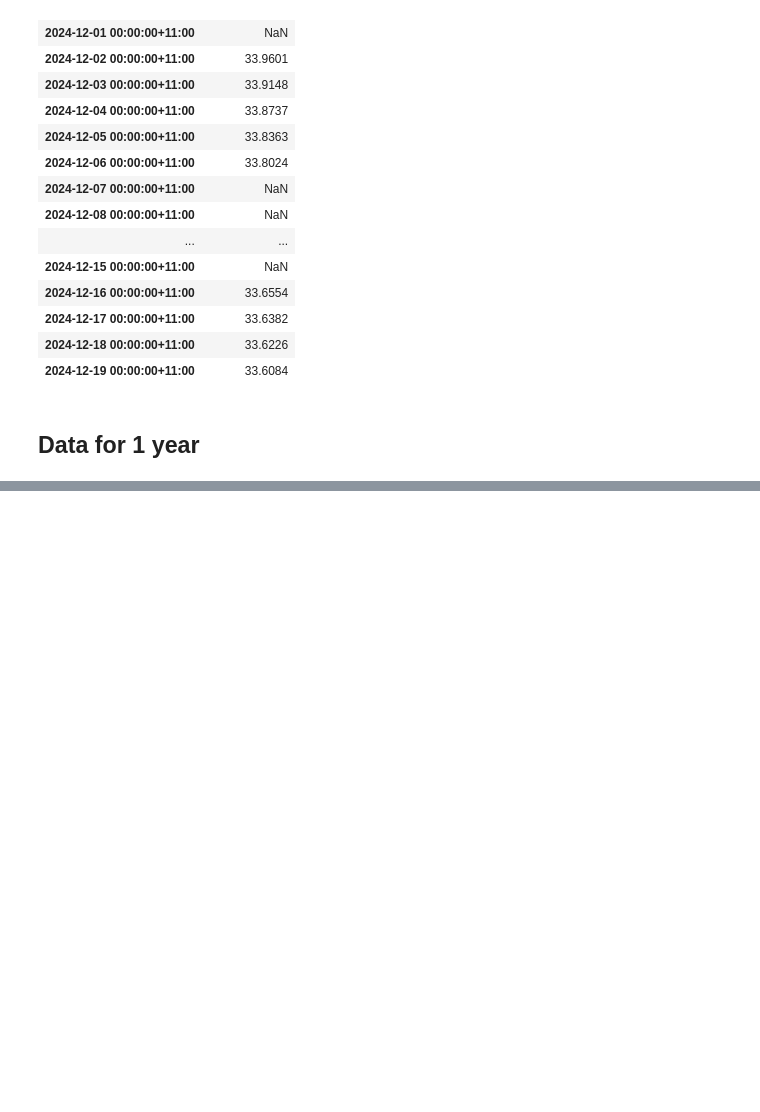
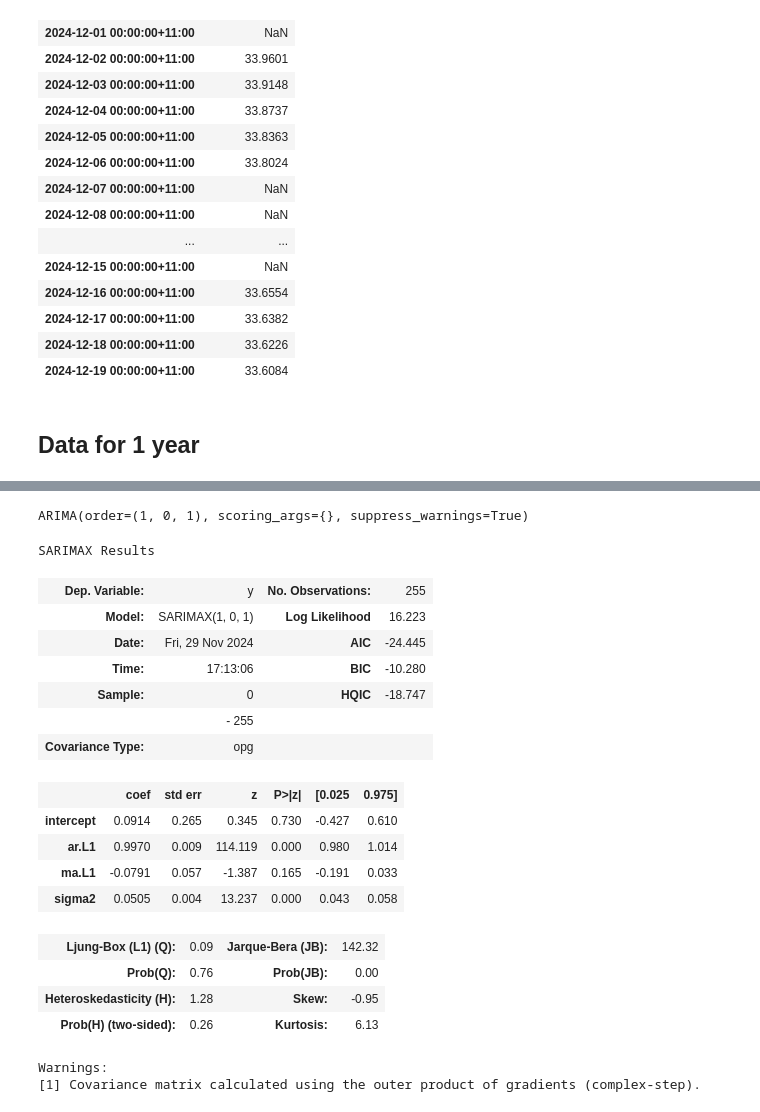
Before and after one commit to actonton/Stock-Market-Forecasting, a Jupyter notebook: stock_forecasting.ipynb, the cells around one changed output, grey strips where cells are left out. Saved outputs shown, nothing was run; the diff lists cells and outputs as text; code cells hidden in the pictures; blank space fills up the shorter version.

```diff
--- a/stock_forecasting.ipynb
+++ b/stock_forecasting.ipynb
@@ -445,0 +510,4 @@ closed_prices_1month_forecast
+# %%
+arima_model_aic = pm.auto_arima(closed_prices_1year, seasonal=False, m=1,
+                                 information_criterion='aic', test='adf',
+                                 suppress_warnings=True, trace=True)
@@ -445,0 +532,26 @@ closed_prices_1month_forecast
+# %%
+arima_model_aic.set_params()
+# %% [output]
+ARIMA(order=(1, 0, 1), scoring_args={}, suppress_warnings=True)
+# %%
+arima_model_aic.summary()
+# %% [output]
+SARIMAX Results
+| Dep. Variable: | y | No. Observations: | 255 |
+| Model: | SARIMAX(1, 0, 1) | Log Likelihood | 16.223 |
+| Date: | Fri, 29 Nov 2024 | AIC | -24.445 |
+| Time: | 17:13:06 | BIC | -10.280 |
+| Sample: | 0 | HQIC | -18.747 |
+|  | - 255 |  |  |
+| Covariance Type: | opg |  |  |
+|  | coef | std err | z | P>|z| | [0.025 | 0.975] |
+| intercept | 0.0914 | 0.265 | 0.345 | 0.730 | -0.427 | 0.610 |
+| ar.L1 | 0.9970 | 0.009 | 114.119 | 0.000 | 0.980 | 1.014 |
+| ma.L1 | -0.0791 | 0.057 | -1.387 | 0.165 | -0.191 | 0.033 |
+| sigma2 | 0.0505 | 0.004 | 13.237 | 0.000 | 0.043 | 0.058 |
+| Ljung-Box (L1) (Q): | 0.09 | Jarque-Bera (JB): | 142.32 |
+| Prob(Q): | 0.76 | Prob(JB): | 0.00 |
+| Heteroskedasticity (H): | 1.28 | Skew: | -0.95 |
+| Prob(H) (two-sided): | 0.26 | Kurtosis: | 6.13 |
+Warnings:
+[1] Covariance matrix calculated using the outer product of gradients (complex-step).
```
Also changed, not shown: parts of 21 cells of this notebook.
